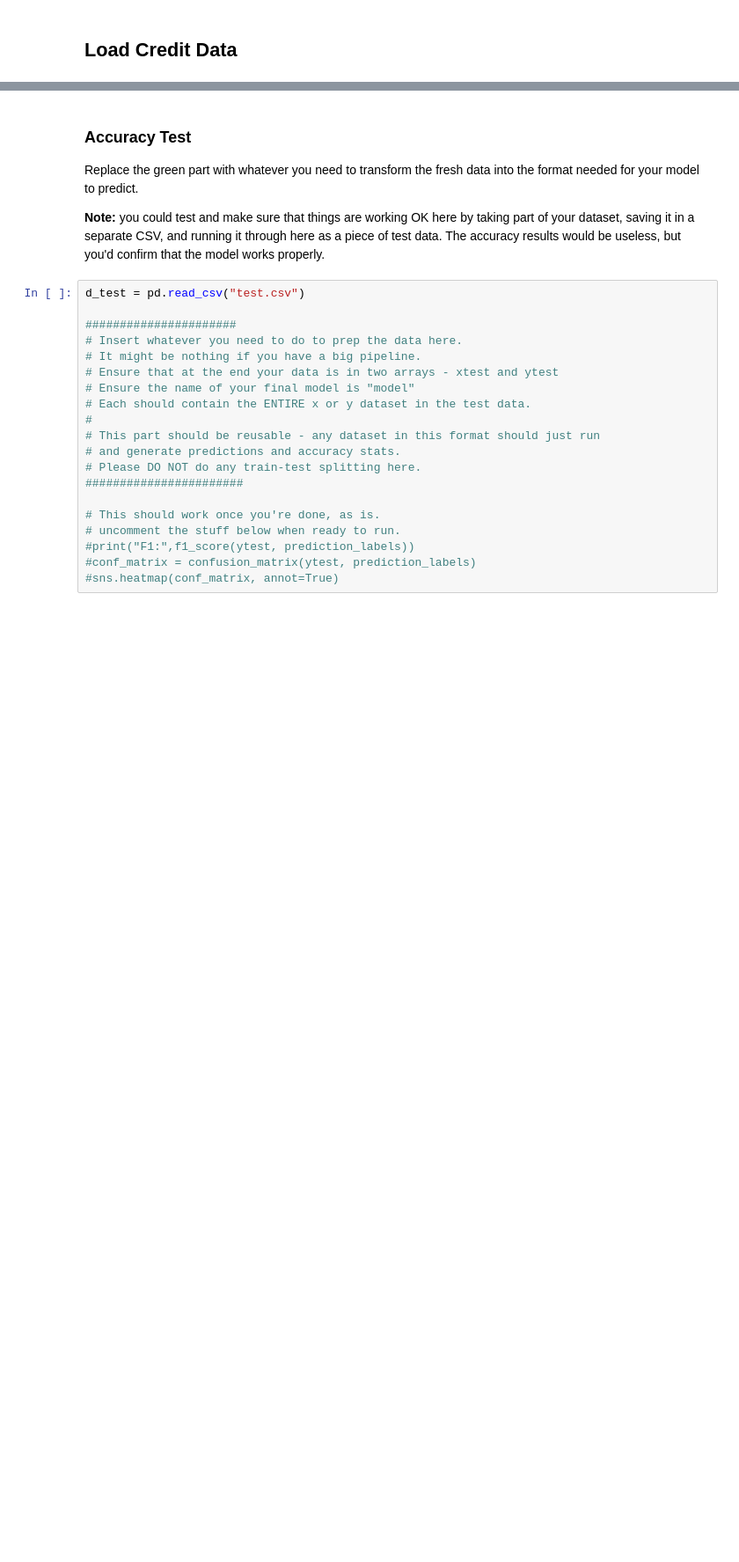
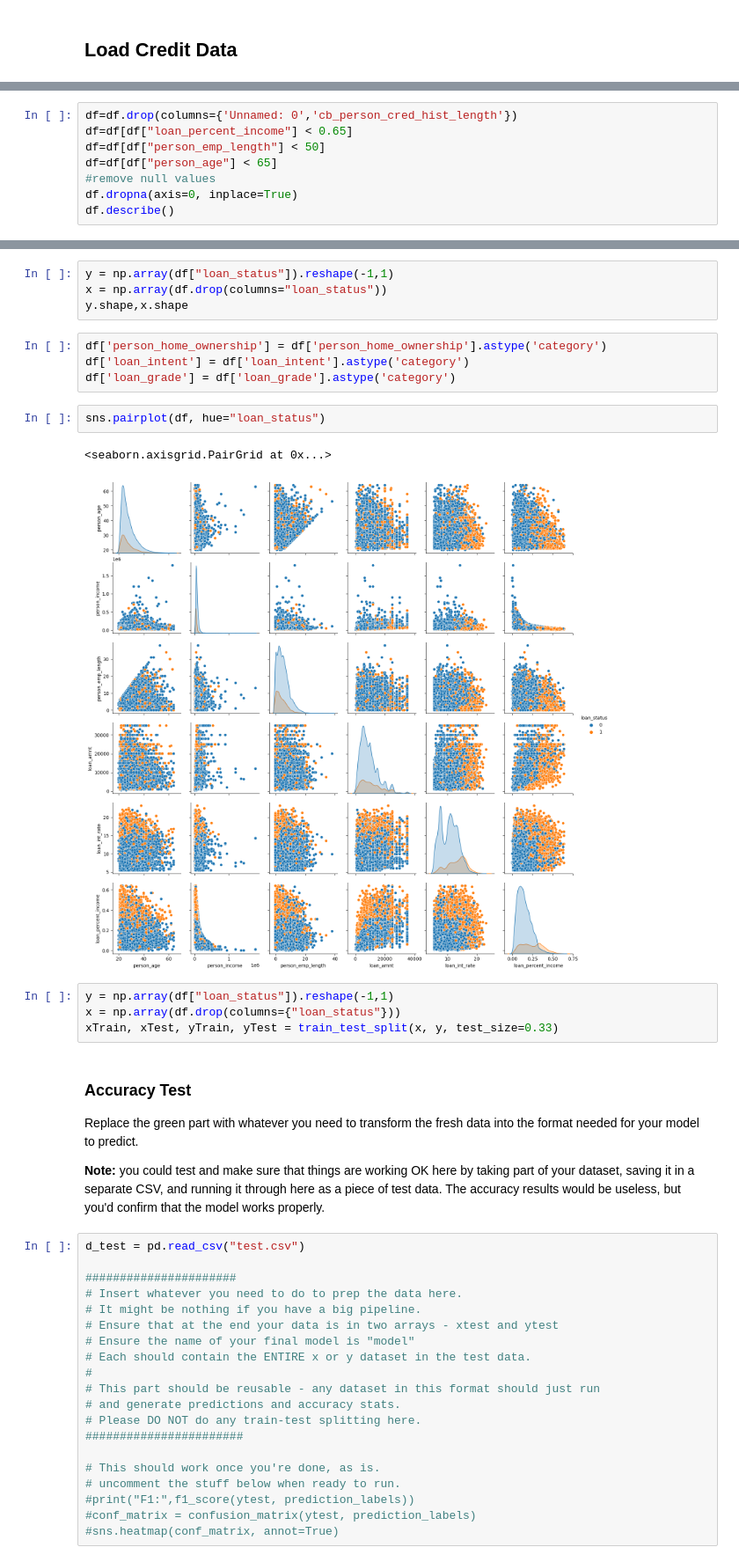
Before and after one commit to Asdukey/BSIP_Assignment_4_Students, a Jupyter notebook: asn4_start.ipynb, the cells around one changed output, grey strips where cells are left out. Shown at 88% size. Drawn from its saved outputs; the diff is of its cells as text; blank space fills up the shorter version.

```diff
--- a/asn4_start.ipynb
+++ b/asn4_start.ipynb
@@ -65,0 +81,8 @@ df.head()
+# %%
+df=df.drop(columns={'Unnamed: 0','cb_person_cred_hist_length'})
+df=df[df["loan_percent_income"] < 0.65]
+df=df[df["person_emp_length"] < 50]
+df=df[df["person_age"] < 65]
+#remove null values
+df.dropna(axis=0, inplace=True)
+df.describe()
@@ -66,3 +99,20 @@ df.head()
+# %%
+y = np.array(df["loan_status"]).reshape(-1,1)
+x = np.array(df.drop(columns="loan_status"))
+y.shape,x.shape
+# %%
+df['person_home_ownership'] = df['person_home_ownership'].astype('category')
+df['loan_intent'] = df['loan_intent'].astype('category')
+df['loan_grade'] = df['loan_grade'].astype('category')
+# %%
+sns.pairplot(df, hue="loan_status")
+# %% [output]
+<seaborn.axisgrid.PairGrid at 0x...>
+[figure, added]
+# %%
+y = np.array(df["loan_status"]).reshape(-1,1)
+x = np.array(df.drop(columns={"loan_status"}))
+xTrain, xTest, yTrain, yTest = train_test_split(x, y, test_size=0.33)
 # %% [markdown]
 ### Accuracy Test
 
```
Also changed, not shown: parts of 3 cells of this notebook.
